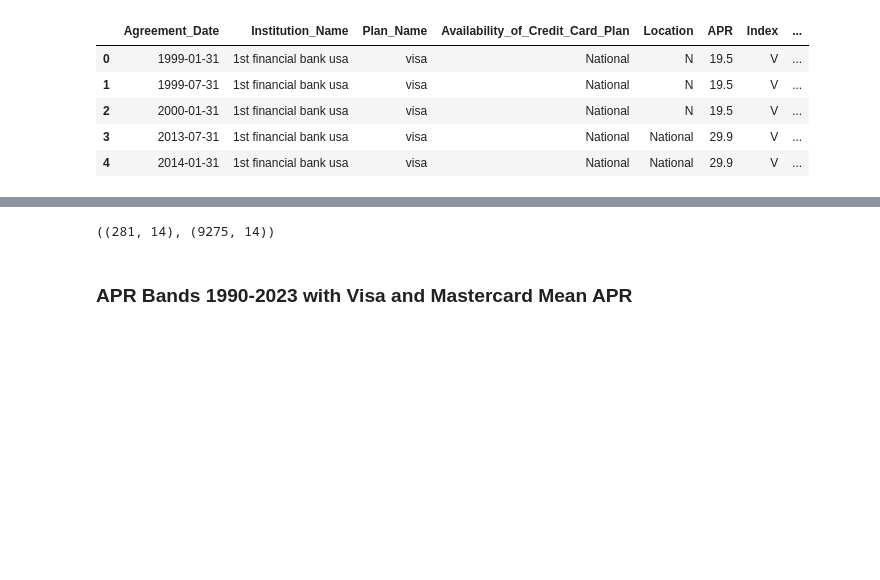
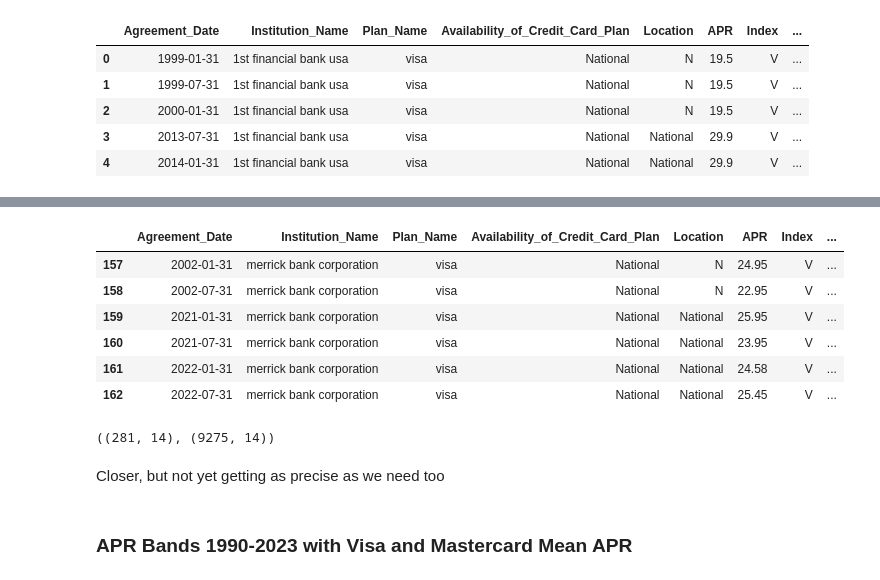
Before and after one commit to DanielGroneberg/TOP_project, a Jupyter notebook: code/CFPB_Data.ipynb, the cells around one changed output, grey strips where cells are left out. Saved outputs shown, nothing was run; the diff lists cells and outputs as text; code cells hidden in the pictures; blank space fills up the shorter version.

```diff
--- a/code/CFPB_Data.ipynb
+++ b/code/CFPB_Data.ipynb
@@ -1066,7 +1079,19 @@ Wall time: 4.6 s
+# %%
+filtered_data[filtered_data["Institution_Name"]=="merrick bank corporation"]
+# %% [output]
+|  | Agreement_Date | Institution_Name | Plan_Name | Availability_of_Credit_Card_Plan | Location | APR | Index | ... |
+| 157 | 2002-01-31 | merrick bank corporation | visa | National | N | 24.95 | V | ... |
+| 158 | 2002-07-31 | merrick bank corporation | visa | National | N | 22.95 | V | ... |
+| 159 | 2021-01-31 | merrick bank corporation | visa | National | National | 25.95 | V | ... |
+| 160 | 2021-07-31 | merrick bank corporation | visa | National | National | 23.95 | V | ... |
+| 161 | 2022-01-31 | merrick bank corporation | visa | National | National | 24.58 | V | ... |
+| 162 | 2022-07-31 | merrick bank corporation | visa | National | National | 25.45 | V | ... |
 # %%
 filtered_data.shape, test.shape
 # %% [output]
 ((281, 14), (9275, 14))
+# %% [markdown]
+Closer, but not yet getting as precise as we need too
 # %% [markdown]
 ### APR Bands 1990-2023 with Visa and Mastercard Mean APR
 # %%
```
Also changed, not shown: parts of 1 cell of this notebook.
